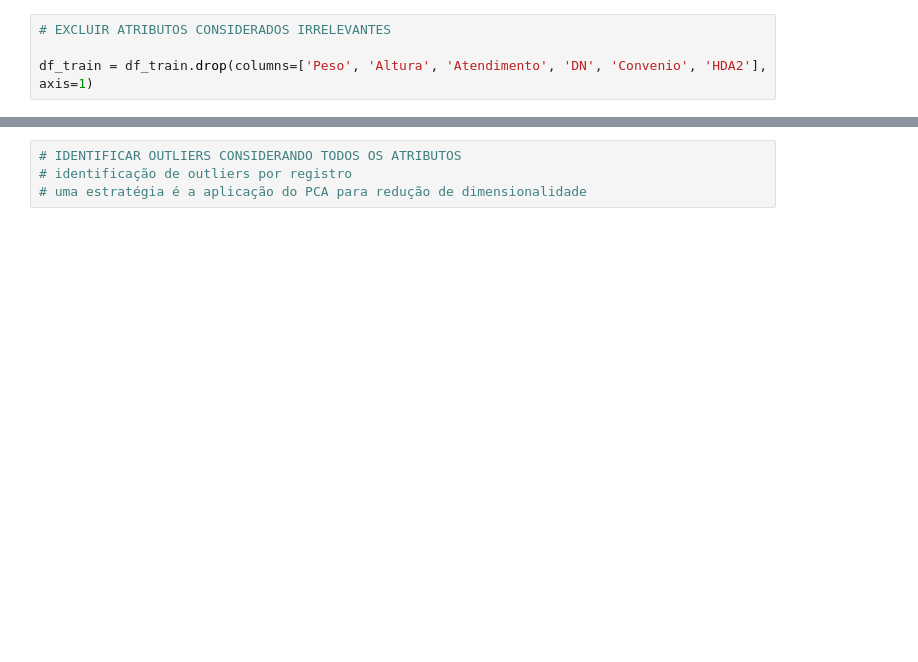
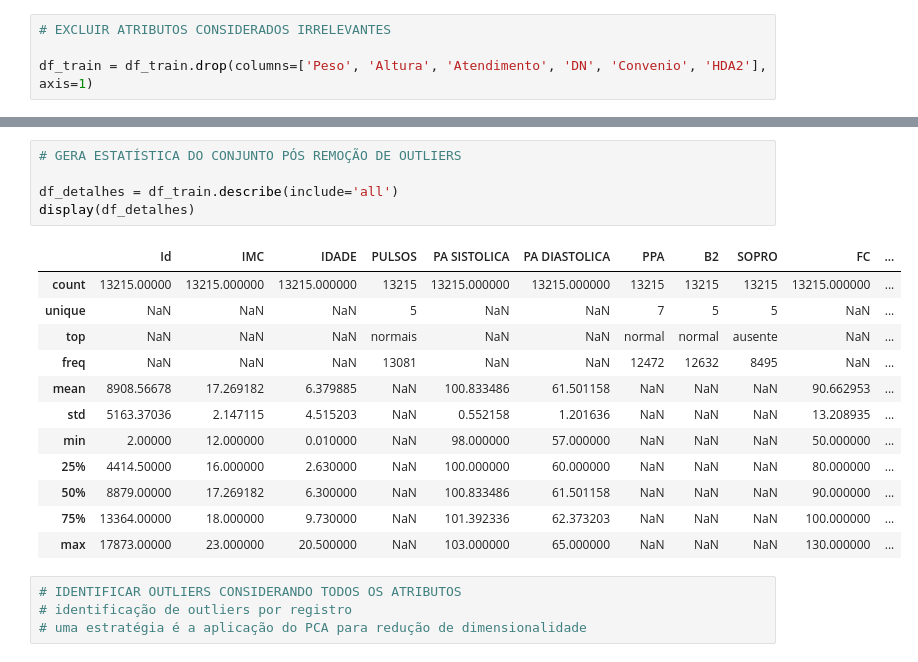
Before and after one commit to lauranaomiseto/projeto-AM, a Jupyter notebook: main.ipynb, the cells around one changed output, grey strips where cells are left out. Cells and saved outputs as stored; diff of their text form; blank space fills up the shorter version.

```diff
--- a/main.ipynb
+++ b/main.ipynb
@@ -418,3 +430,21 @@ dtype: float64
+# %%
+# GERA ESTATÍSTICA DO CONJUNTO PÓS REMOÇÃO DE OUTLIERS
+
+df_detalhes = df_train.describe(include='all')
+display(df_detalhes)
+# %% [output]
+|  | Id | IMC | IDADE | PULSOS | PA SISTOLICA | PA DIASTOLICA | PPA | B2 | SOPRO | FC | ... |
+| count | 13215.00000 | 13215.000000 | 13215.000000 | 13215 | 13215.000000 | 13215.000000 | 13215 | 13215 | 13215 | 13215.000000 | ... |
+| unique | NaN | NaN | NaN | 5 | NaN | NaN | 7 | 5 | 5 | NaN | ... |
+| top | NaN | NaN | NaN | normais | NaN | NaN | normal | normal | ausente | NaN | ... |
+| freq | NaN | NaN | NaN | 13081 | NaN | NaN | 12472 | 12632 | 8495 | NaN | ... |
+| mean | 8908.56678 | 17.269182 | 6.379885 | NaN | 100.833486 | 61.501158 | NaN | NaN | NaN | 90.662953 | ... |
+| std | 5163.37036 | 2.147115 | 4.515203 | NaN | 0.552158 | 1.201636 | NaN | NaN | NaN | 13.208935 | ... |
+| min | 2.00000 | 12.000000 | 0.010000 | NaN | 98.000000 | 57.000000 | NaN | NaN | NaN | 50.000000 | ... |
+| 25% | 4414.50000 | 16.000000 | 2.630000 | NaN | 100.000000 | 60.000000 | NaN | NaN | NaN | 80.000000 | ... |
+| 50% | 8879.00000 | 17.269182 | 6.300000 | NaN | 100.833486 | 61.501158 | NaN | NaN | NaN | 90.000000 | ... |
+| 75% | 13364.00000 | 18.000000 | 9.730000 | NaN | 101.392336 | 62.373203 | NaN | NaN | NaN | 100.000000 | ... |
+| max | 17873.00000 | 23.000000 | 20.500000 | NaN | 103.000000 | 65.000000 | NaN | NaN | NaN | 130.000000 | ... |
 # %%
 # IDENTIFICAR OUTLIERS CONSIDERANDO TODOS OS ATRIBUTOS
 # identificação de outliers por registro
```
Also changed, not shown: parts of 14 cells of this notebook.
